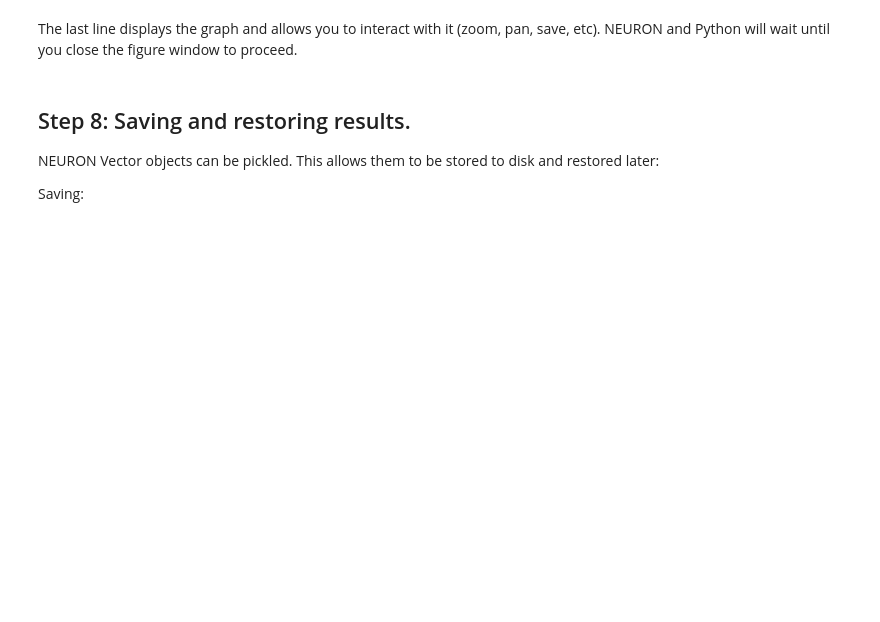
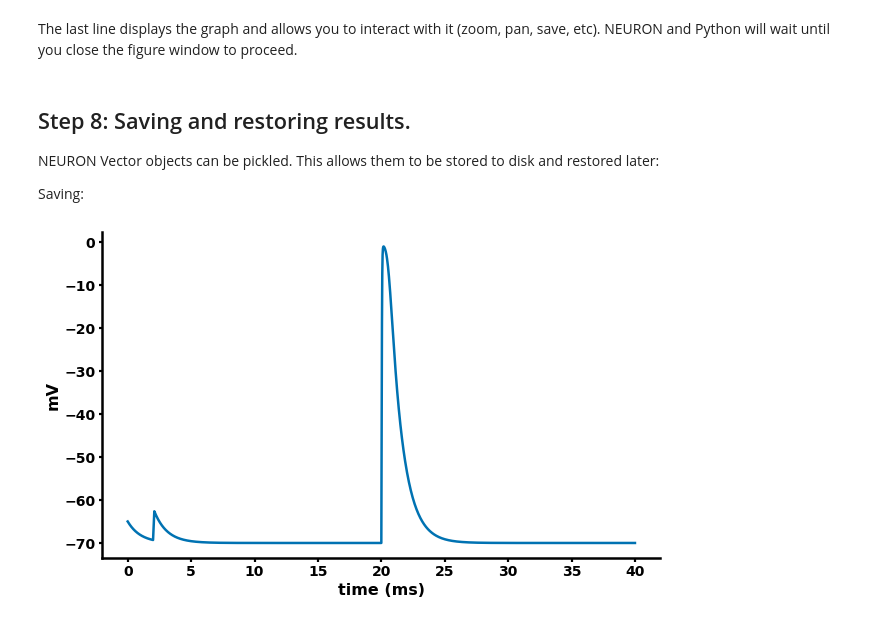
Before and after one commit to spirosChv/smartNetsWorkshop, a Jupyter notebook: neuron/practical2_basicNeuron.ipynb, the cells around one changed output. Cells and saved outputs as stored; diff of their text form; code cells hidden in the pictures; blank space fills up the shorter version.

```diff
--- a/neuron/practical2_basicNeuron.ipynb
+++ b/neuron/practical2_basicNeuron.ipynb
@@ -179,13 +425,15 @@ with open('v_vec.p', 'wb') as v_vec_file:
 # %%
 # Unpickle
 with open('t_vec.p', 'rb') as t_vec_file:
-  t_vec = pickle.load(t_vec_file)
+  t_vec_new = pickle.load(t_vec_file)
 with open('v_vec.p', 'rb') as vec_file:
-  v_vec = pickle.load(vec_file)
+  v_vec_new = pickle.load(vec_file)
 
 # Confirm
-plt.figure(figsize=(8,4)) # Default figsize is (8,6)
-plt.plot(t_vec, v_vec)
+plt.figure(figsize=(10, 6))
+plt.plot(t_vec_new, v_vec_new)
 plt.xlabel('time (ms)')
 plt.ylabel('mV')
 plt.show()
+# %% [output]
+[figure, added]
```
Also changed, not shown: parts of 62 cells of this notebook.
